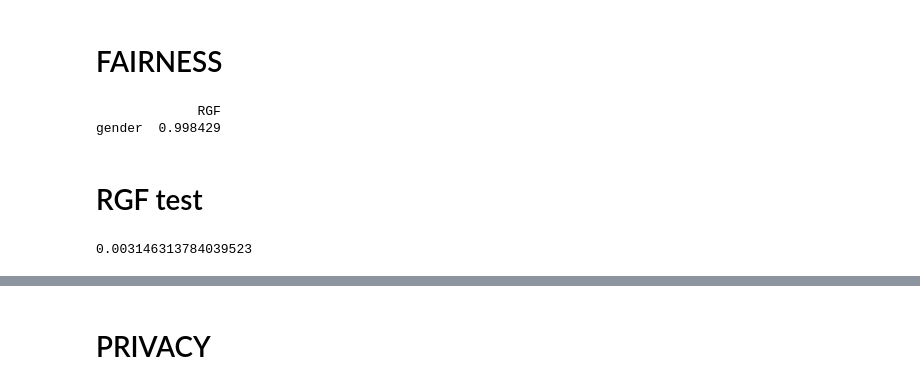
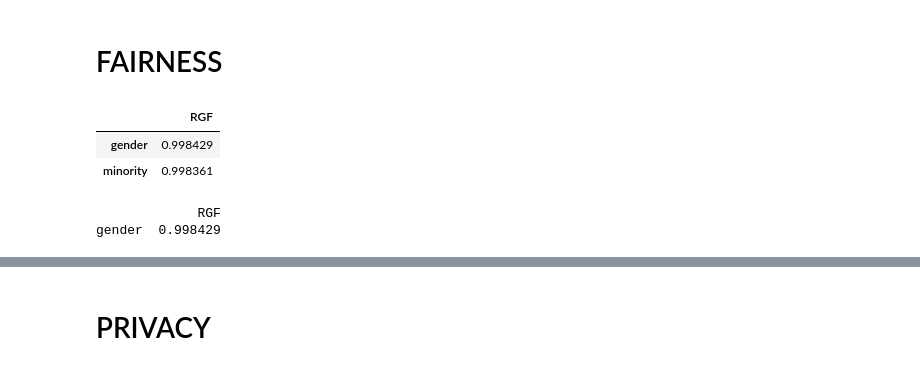
Before and after one commit to GolnooshBabaei/safeaipackage, a Jupyter notebook: examples/Employee_regression.ipynb, the cells around one changed output, grey strips where cells are left out. Saved outputs shown, nothing was run; the diff lists cells and outputs as text; code cells hidden in the pictures.

```diff
--- a/examples/Employee_regression.ipynb
+++ b/examples/Employee_regression.ipynb
@@ -422,7 +479,11 @@ jobcat_manager    0.327785
 # %% [markdown]
 # FAIRNESS
 # %%
-#print(check_fairness.rgf(xtrain, xtest, ytrain, ytest, ["gender", "minority"], rf_model_full))
+check_fairness.rgf(xtrain, xtest, ytrain, ytest, ["gender", "minority"], RandomForestRegressor(random_state=1))
+# %% [output]
+|  | RGF |
+| gender | 0.998429 |
+| minority | 0.998361 |
 # %%
 def rgf(xtrain, xtest, ytrain, ytest, protectedvariables, model):
     """
@@ -456,5 +517,3 @@ print(rgf(xtrain, xtest, ytrain, ytest,["gender"], RandomForestRegressor(random_
 # %% [output]
              RGF
 gender  0.998429
-# %% [markdown]
-# RGF test
@@ -467,4 +519,0 @@ yhat_gender = rf_model_gender.predict(xtest_gender)
-# %%
-rge_statistic_test(yhat, yhat_gender)
-# %% [output]
-0.003146313784039523
```
Also changed, not shown: parts of 17 cells of this notebook, 7 other files.
